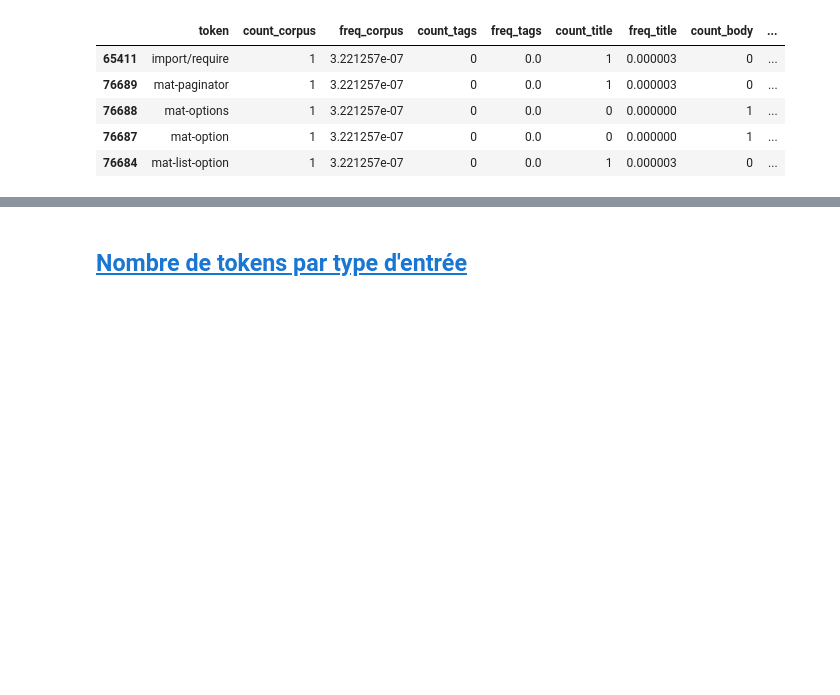
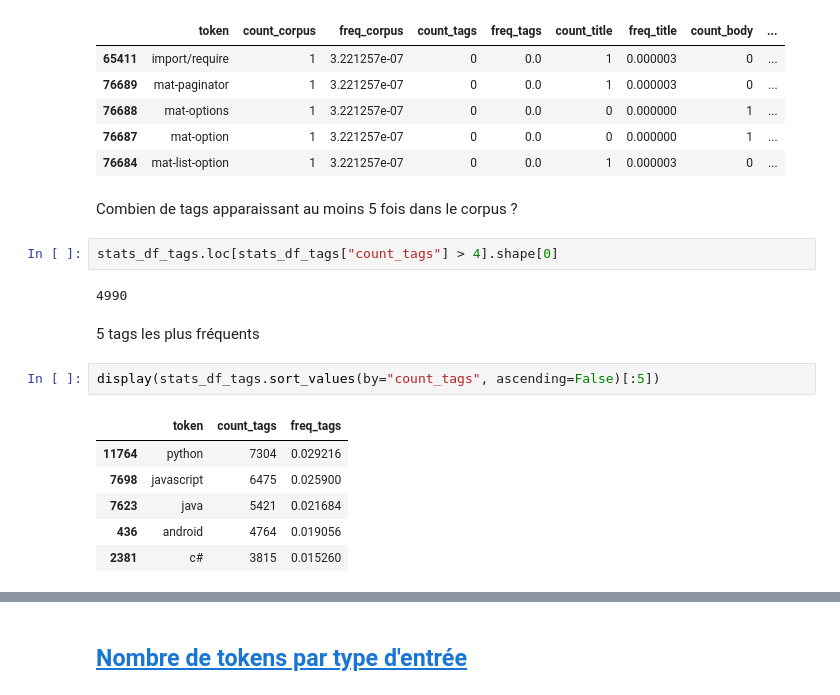
Before and after one commit to sycod/OC_P5_SoF, a Jupyter notebook: 1_EDA.ipynb, the cells around one changed output, grey strips where cells are left out. Cells and saved outputs as stored; diff of their text form; blank space fills up the shorter version.

```diff
--- a/1_EDA.ipynb
+++ b/1_EDA.ipynb
@@ -663,3 +646,20 @@ display(stats_df.sort_values(by="count_corpus", ascending=True)[:5])
 | 76688 | mat-options | 1 | 3.221257e-07 | 0 | 0.0 | 0 | 0.000000 | 1 | ... |
 | 76687 | mat-option | 1 | 3.221257e-07 | 0 | 0.0 | 0 | 0.000000 | 1 | ... |
 | 76684 | mat-list-option | 1 | 3.221257e-07 | 0 | 0.0 | 1 | 0.000003 | 0 | ... |
+# %% [markdown]
+Combien de tags apparaissant au moins 5 fois dans le corpus ?
+# %%
+stats_df_tags.loc[stats_df_tags["count_tags"] > 4].shape[0]
+# %% [output]
+4990
+# %% [markdown]
+5 tags les plus fréquents
+# %%
+display(stats_df_tags.sort_values(by="count_tags", ascending=False)[:5])
+# %% [output]
+|  | token | count_tags | freq_tags |
+| 11764 | python | 7304 | 0.029216 |
+| 7698 | javascript | 6475 | 0.025900 |
+| 7623 | java | 5421 | 0.021684 |
+| 436 | android | 4764 | 0.019056 |
+| 2381 | c# | 3815 | 0.015260 |
```
Also changed, not shown: parts of 37 cells of this notebook, 3 other files.
